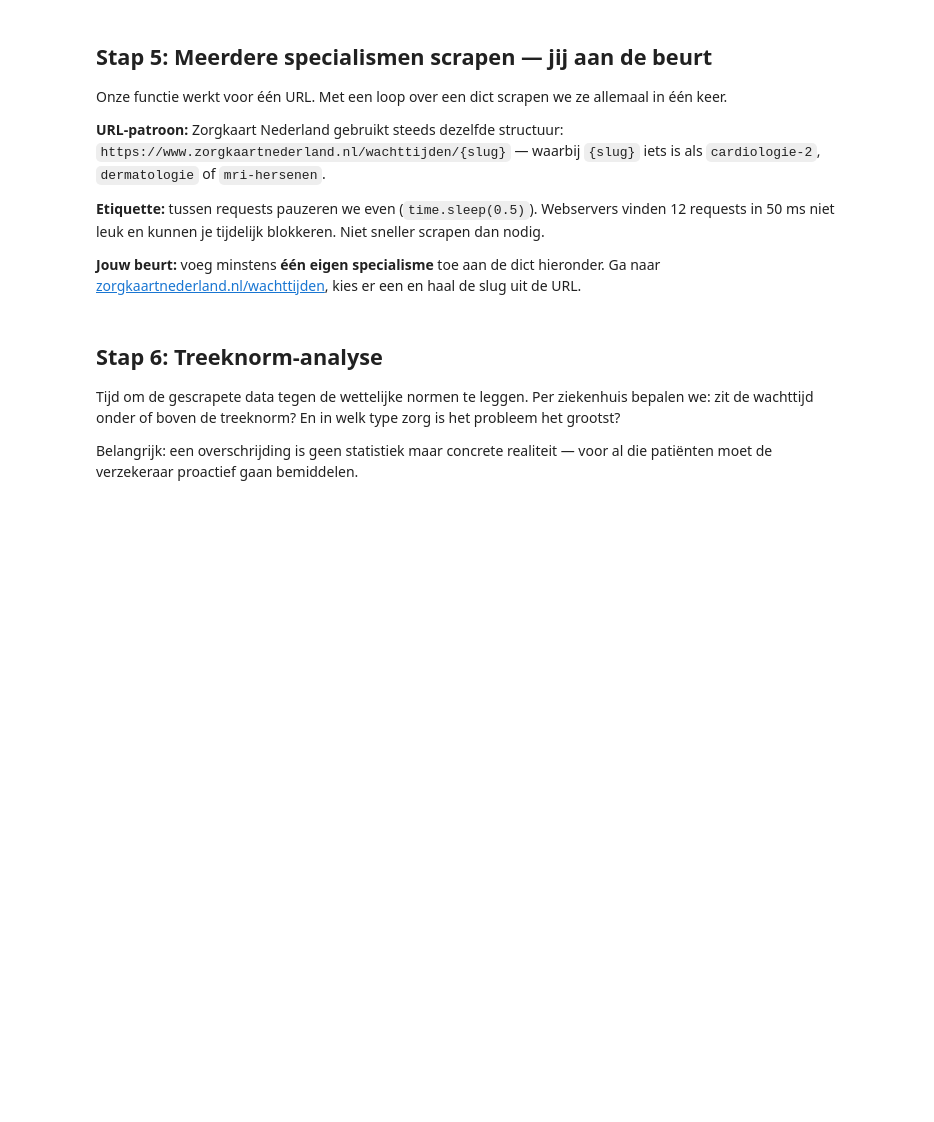
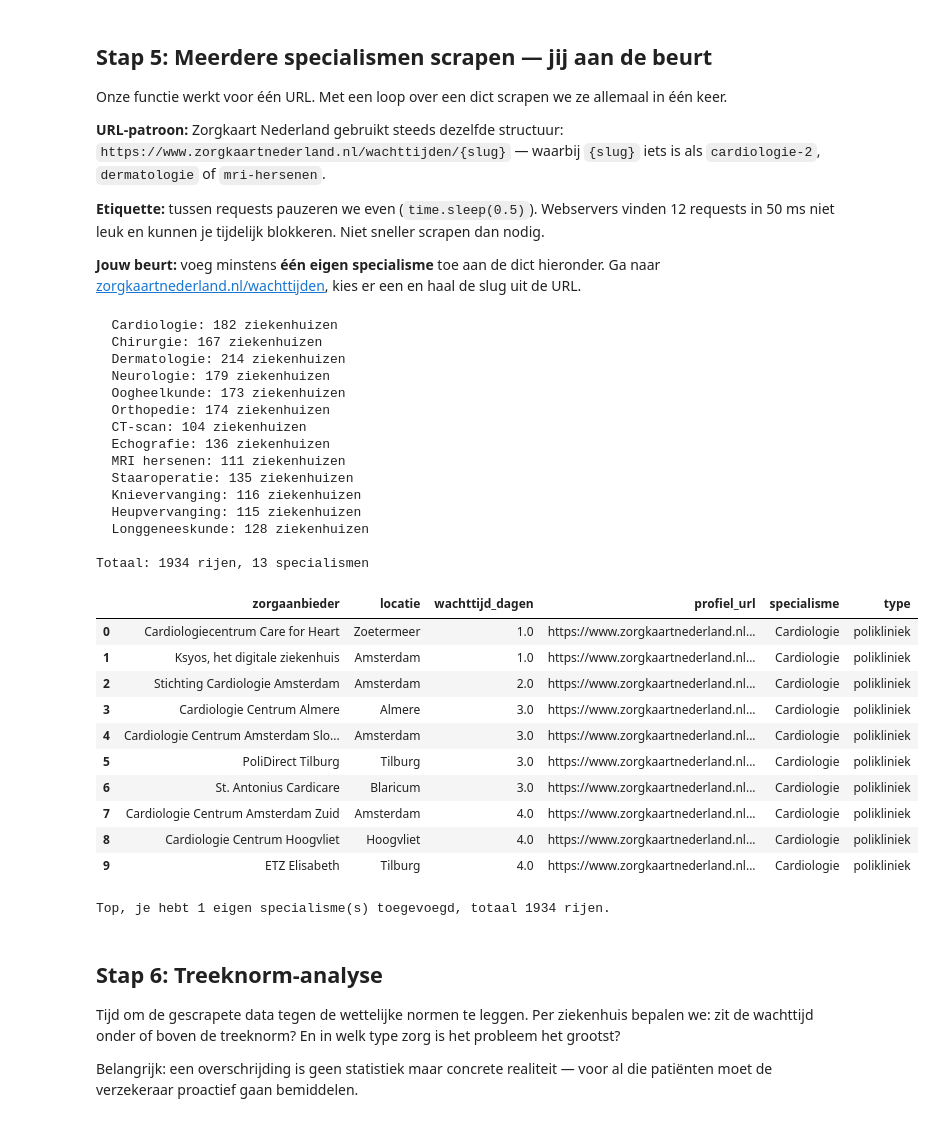
Before and after one commit to Sheggle/scrape-workshop, a Jupyter notebook: workshop.ipynb, the cells around one changed output. Drawn from its saved outputs; the diff is of its cells as text; code cells hidden in the pictures; blank space fills up the shorter version.

```diff
--- a/workshop.ipynb
+++ b/workshop.ipynb
@@ -143,10 +186,11 @@ We weten nu hoe we cellen uit een rij halen. Tijd om er bruikbare velden van te
 row = rows[1]               # eerste data-rij (rows[0] was de header)
 cells = row.select("td")    # de drie cellen van die rij
 
-# TODO: vul deze drie variabelen in
-naam = ...              # de zorgaanbieder (cells[0])
-locatie = ...           # de locatie (cells[1])
-wachttijd_dagen = ...   # de wachttijd in dagen, als getal (cells[2])
+# Antwoord: cellen op index 0/1/2, telkens met .get_text(strip=True);
+# voor wachttijd zetten we de tekst om naar int.
+naam = cells[0].get_text(strip=True)
+locatie = cells[1].get_text(strip=True)
+wachttijd_dagen = int(cells[2].get_text(strip=True))
 
 print(f"Naam: {naam}")
 print(f"Locatie: {locatie}")
@@ -194,8 +244,8 @@ def scrape_wachttijden(url):
         profiel_url = "https://www.zorgkaartnederland.nl" + link_el["href"] if link_el else ""
 
         resultaten.append({
-            "zorgaanbieder": ...,   # TODO: vul in (zoals in stap 3)
-            "locatie": ...,         # TODO: vul in (zoals in stap 3)
+            "zorgaanbieder": cells[0].get_text(strip=True),
+            "locatie": cells[1].get_text(strip=True),
             "wachttijd_dagen": wachttijd_dagen,
             "profiel_url": profiel_url,
         })
@@ -236,41 +302,70 @@ import pandas as pd
 specialismen = {
     "cardiologie-2": ("Cardiologie", "polikliniek"),
     "chirurgie-heelkunde": ("Chirurgie", "polikliniek"),
     "dermatologie": ("Dermatologie", "polikliniek"),
     "neurologie-2": ("Neurologie", "polikliniek"),
     "oogheelkunde-2": ("Oogheelkunde", "polikliniek"),
     "orthopedie-2": ("Orthopedie", "polikliniek"),
     "ct": ("CT-scan", "diagnostiek"),
     "echografie-radiologie": ("Echografie", "diagnostiek"),
     "mri-hersenen": ("MRI hersenen", "diagnostiek"),
     "initiele-staaroperatie-oogheelkunde": ("Staaroperatie", "behandeling"),
     "initiele-totale-knie-vervanging-orthopedie": ("Knievervanging", "behandeling"),
     "initiele-totale-heupvervanging-orthopedie": ("Heupvervanging", "behandeling"),
-    # TODO: voeg hier minstens één eigen specialisme toe!
-    # "<jouw-slug>": ("Naam", "polikliniek"),
+    # Eigen specialisme — gevonden via zorgkaartnederland.nl/wachttijden:
+    "longgeneeskunde": ("Longgeneeskunde", "polikliniek"),
 }
 
 alle_data = []
 for slug, (naam, wtype) in specialismen.items():
     url = f"https://www.zorgkaartnederland.nl/wachttijden/{slug}"
     resultaten = scrape_wachttijden(url)
     for r in resultaten:
         r["specialisme"] = naam
         r["type"] = wtype
     alle_data.extend(resultaten)
     print(f"  {naam}: {len(resultaten)} ziekenhuizen")
     time.sleep(0.5)  # scraping-etiquette: even pauzeren tussen requests
 
 # Een list-of-dicts is in pandas direct om te zetten naar een DataFrame
 df = pd.DataFrame(alle_data)
 print(f"\nTotaal: {len(df)} rijen, {df['specialisme'].nunique()} specialismen")
 df.head(10)
+# %% [output]
+  Cardiologie: 182 ziekenhuizen
+  Chirurgie: 167 ziekenhuizen
+  Dermatologie: 214 ziekenhuizen
+  Neurologie: 179 ziekenhuizen
+  Oogheelkunde: 173 ziekenhuizen
+  Orthopedie: 174 ziekenhuizen
+  CT-scan: 104 ziekenhuizen
+  Echografie: 136 ziekenhuizen
+  MRI hersenen: 111 ziekenhuizen
+  Staaroperatie: 135 ziekenhuizen
+  Knievervanging: 116 ziekenhuizen
+  Heupvervanging: 115 ziekenhuizen
+  Longgeneeskunde: 128 ziekenhuizen
+
+Totaal: 1934 rijen, 13 specialismen
+|  | zorgaanbieder | locatie | wachttijd_dagen | profiel_url | specialisme | type |
+| 0 | Cardiologiecentrum Care for Heart | Zoetermeer | 1.0 | https://www.zorgkaartnederland.nl... | Cardiologie | polikliniek |
+| 1 | Ksyos, het digitale ziekenhuis | Amsterdam | 1.0 | https://www.zorgkaartnederland.nl... | Cardiologie | polikliniek |
+| 2 | Stichting Cardiologie Amsterdam | Amsterdam | 2.0 | https://www.zorgkaartnederland.nl... | Cardiologie | polikliniek |
+| 3 | Cardiologie Centrum Almere | Almere | 3.0 | https://www.zorgkaartnederland.nl... | Cardiologie | polikliniek |
+| 4 | Cardiologie Centrum Amsterdam Slo... | Amsterdam | 3.0 | https://www.zorgkaartnederland.nl... | Cardiologie | polikliniek |
+| 5 | PoliDirect Tilburg | Tilburg | 3.0 | https://www.zorgkaartnederland.nl... | Cardiologie | polikliniek |
+| 6 | St. Antonius Cardicare | Blaricum | 3.0 | https://www.zorgkaartnederland.nl... | Cardiologie | polikliniek |
+| 7 | Cardiologie Centrum Amsterdam Zuid | Amsterdam | 4.0 | https://www.zorgkaartnederland.nl... | Cardiologie | polikliniek |
+| 8 | Cardiologie Centrum Hoogvliet | Hoogvliet | 4.0 | https://www.zorgkaartnederland.nl... | Cardiologie | polikliniek |
+| 9 | ETZ Elisabeth | Tilburg | 4.0 | https://www.zorgkaartnederland.nl... | Cardiologie | polikliniek |
 # %%
 # Check: heb je je eigen specialisme toegevoegd?
 assert len(specialismen) > 12, "Voeg minstens één eigen specialisme toe aan de dict hierboven!"
 assert df["specialisme"].nunique() >= 13, "Je eigen specialisme zit niet in de DataFrame — klopt de slug?"
 eigen = df["specialisme"].nunique() - 12
 print(f"Top, je hebt {eigen} eigen specialisme(s) toegevoegd, totaal {len(df)} rijen.")
+# %% [output]
+Top, je hebt 1 eigen specialisme(s) toegevoegd, totaal 1934 rijen.
 # %% [markdown]
 ## Stap 6: Treeknorm-analyse
 
```
Also changed, not shown: parts of 15 cells of this notebook.
